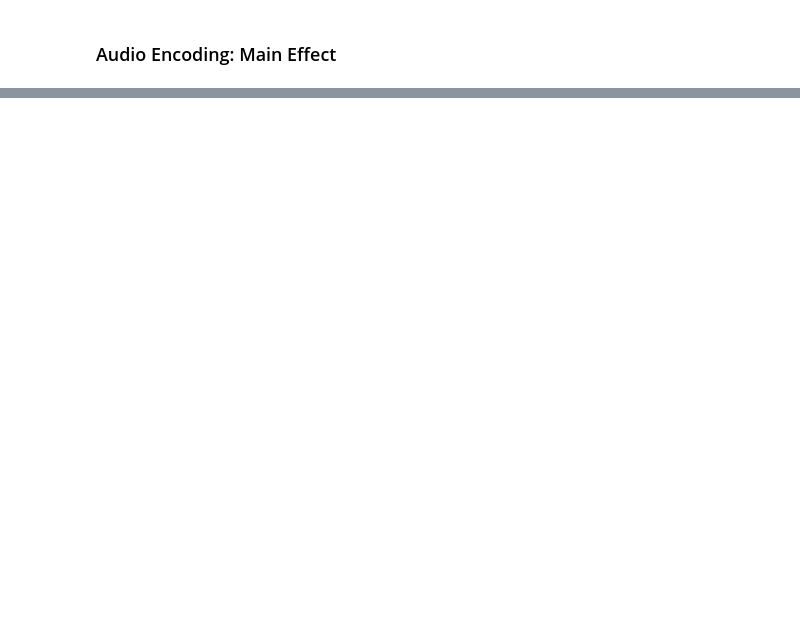
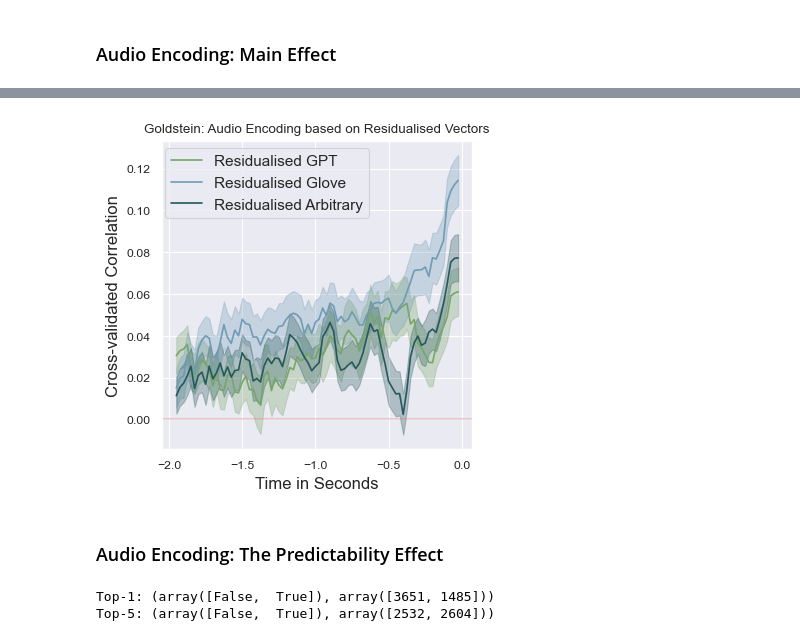
Before and after one commit to InesSchoenmann/Lingpred, a Jupyter notebook: notebooks_new/Audio_Encoding.ipynb, the cells around one changed output, grey strips where cells are left out. Drawn from its saved outputs; the diff is of its cells as text; code cells hidden in the pictures; blank space fills up the shorter version.

```diff
--- a/notebooks_new/Audio_Encoding.ipynb
+++ b/notebooks_new/Audio_Encoding.ipynb
@@ -199,0 +310,63 @@ encoding_GPT       = brainscore_no_coef(X_GPT, y)
+# %%
+# get model names
+models = [k.split(sep='_')[1] for k in results.keys()]
+labels = ['Residualised ' + m for m in models]
+
+
+fig, (ax1) = plt.subplots(1, 1, figsize=(4, 4))
+
+for i, key in enumerate(res_results.keys()):
+    ax1.plot(times_100[:78], res_results[key].mean(axis=0).mean(axis=0)[:78], c=colours[models[i]], label=labels[i])
+    ax1.fill_between(times_100[:78], lowerCI(reshape(res_results[key]))[:78],
+                                upperCI(reshape(res_results[key]))[:78], color=colours[models[i]], alpha=0.3)
+
+ax1.legend(loc=(0.01,0.75), fontsize=11)
+ax1.set_xlabel('Time in Seconds', fontsize=12)
+ax1.set_ylabel('Cross-validated Correlation', fontsize=12)
+ax1.axhline(c='indianred',  alpha=0.3)
+ax1.set_title(dataset+': Audio Encoding based on Residualised Vectors')
+
+use_regressed_out= True
+plot_split = False
+top = 1
+
+fig_path = fig_folder+'Acoustics_{}_with_residualised_vectors_{}-prediction_split_{}-top_{}.pdf'.format(dataset,
+                                                                                                  use_regressed_out,
+                                                                                                  plot_split,
+                                                                                                  top)
+
+plt.savefig(fig_path, format='pdf',bbox_inches='tight')
+# %% [output]
+[figure, added]
+# %% [markdown]
+### Audio Encoding: The Predictability Effect
+# %%
+# Let's get the information about top predictions:
+# ------------------------------------------------
+
+if dataset == 'Goldstein':
+    df = pd.read_csv('../Goldstein_gpt_features/transcript_data_gpt.txt',
+                                sep='\t',
+                                index_col='Unnamed: 0')
+    # first we only want to keep the word-initial token of a word:
+    mask_first = df["word_idx"] != df["word_idx"].shift(1)
+    df_first   = df[mask_first]
+
+    is_top_1     = [x < 1 for x in df_first['rank']] # rank 0 is the Top-1 prediction
+    is_not_top_1 = [not x for x in is_top_1]
+    is_top_5     = [x < 5 for x in df_first['rank']] # rank 4 is the Top-5 prediction
+    is_not_top_5 = [not x for x in is_top_5]
+
+if dataset == 'Armeni':
+    with open('../audio/Armeni/Dataframe_WordSurprisal_Top10Words_All_Sessions.pkl', 'rb') as f:
+        df = pickle.load(f)
+    is_top_1 = df.is_Top_1.to_list()[:X_Glove.shape[0]]
+    is_not_top_1 = [not x for x in is_top_1]
+    is_top_5     = df.is_Top_5.to_list()[:X_Glove.shape[0]]
+    is_not_top_5 = [not x for x in is_top_5]
+
+print('Top-1:', np.unique(is_top_1, return_counts=True))
+print('Top-5:', np.unique(is_top_5, return_counts=True))
+# %% [output]
+Top-1: (array([False,  True]), array([3651, 1485]))
+Top-5: (array([False,  True]), array([2532, 2604]))
```
Also changed, not shown: parts of 33 cells of this notebook, 2 other files.
